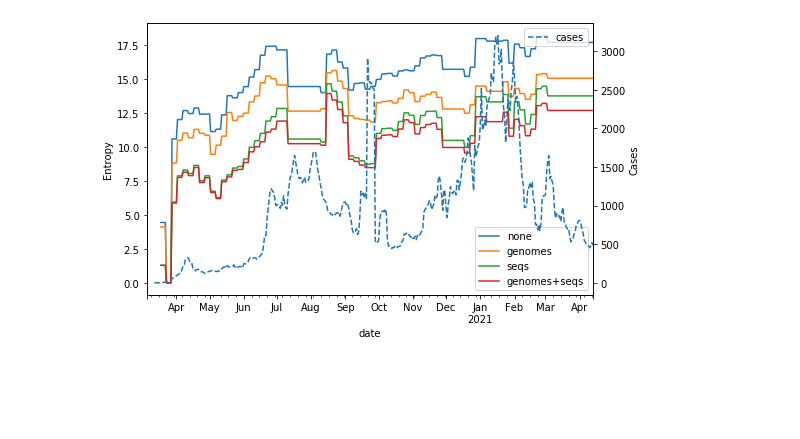
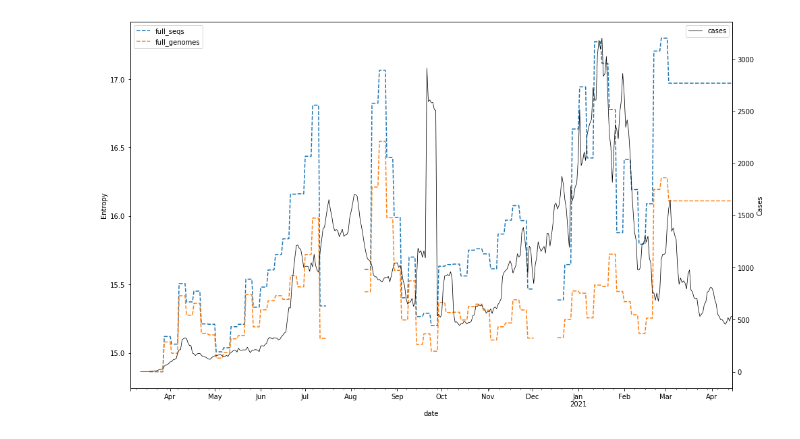
Before and after one commit to itsyosef/bionetworks, a Jupyter notebook: covid/notebooks/EntropyViz.ipynb, the cells around one changed output. Saved outputs shown, nothing was run; the diff lists cells and outputs as text; code cells hidden in the pictures; blank space fills up the shorter version.

```diff
--- a/covid/notebooks/EntropyViz.ipynb
+++ b/covid/notebooks/EntropyViz.ipynb
@@ -17,20 +17,25 @@ uncert = pd.concat(map(pd.read_csv, glob("../data/Houston_output/window_5_step_5
 uncert["date"] = pd.to_datetime(uncert.graph_name.apply(lambda row: row.split("_")[0]))
 # uncert["end"] = pd.to_datetime(uncert.graph_name.apply(lambda row: row.split("_")[-1]))
 uncert = uncert.set_index("date").drop(columns=["graph_name"])
+uncert = uncert.reindex(pd.date_range(uncert.index.min(), uncert.index.max(), freq=f"{5}D"))
+uncert = uncert.fillna(0)
 uncert = uncert.reindex(cases.index)
 uncert = uncert.fillna(method="ffill")
+uncert = uncert.replace(0, np.nan)
 
-uncert.columns = ["none", "genomes", "seqs", "genomes+seqs"]
-
-fig, ax = plt.subplots(figsize=(8,5))
-
-twinx = ax.twinx()
-
-uncert.plot(ax=ax)
-cases.plot(ax=twinx, linestyle="--")
-
-ax.set_ylabel("Entropy")
-twinx.set_ylabel("Cases")
-plt.savefig("first_pass_entropy_harris_county.png")
+uncert.columns = ["full_none", "full_genomes", "full_seqs", "full_genomes+seqs", "collapsed_none", "collapsed_genomes", "collapsed_seqs", "collapsed_genomes+seqs"]
-# %% [output]
-[figure, removed]
+# %%
+uncert_full = uncert[["full_seqs", "full_genomes"]]
+
+fig, ax = plt.subplots(figsize=(16,10))
+
+twinx = ax.twinx()
+
+uncert_full.plot(ax=ax, linestyle="--")
+cases.plot(ax=twinx, color="k", linewidth=0.75)
+
+ax.set_ylabel("Entropy")
+twinx.set_ylabel("Cases")
+plt.savefig("full_seqs_houston_5_days.png")
+# %% [output]
+[figure, added]
```
Also changed, not shown: parts of 1 cell of this notebook, 12 other files.
